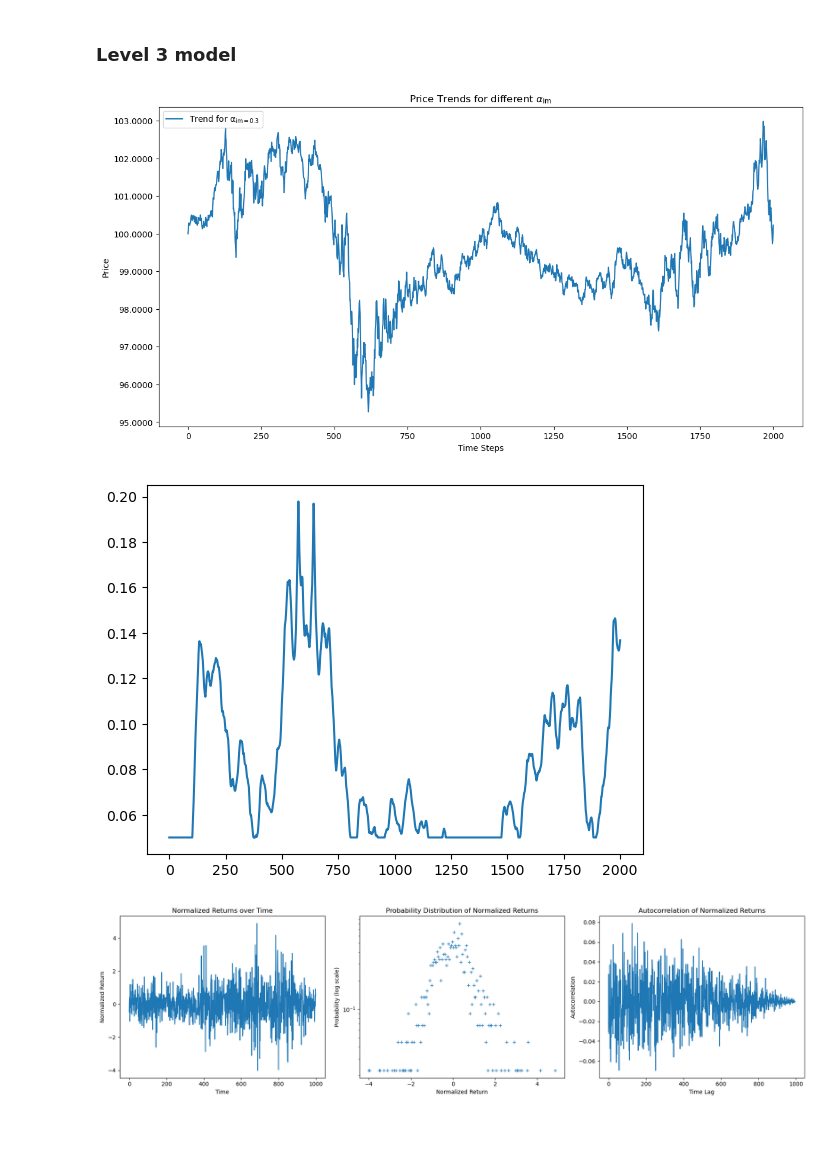
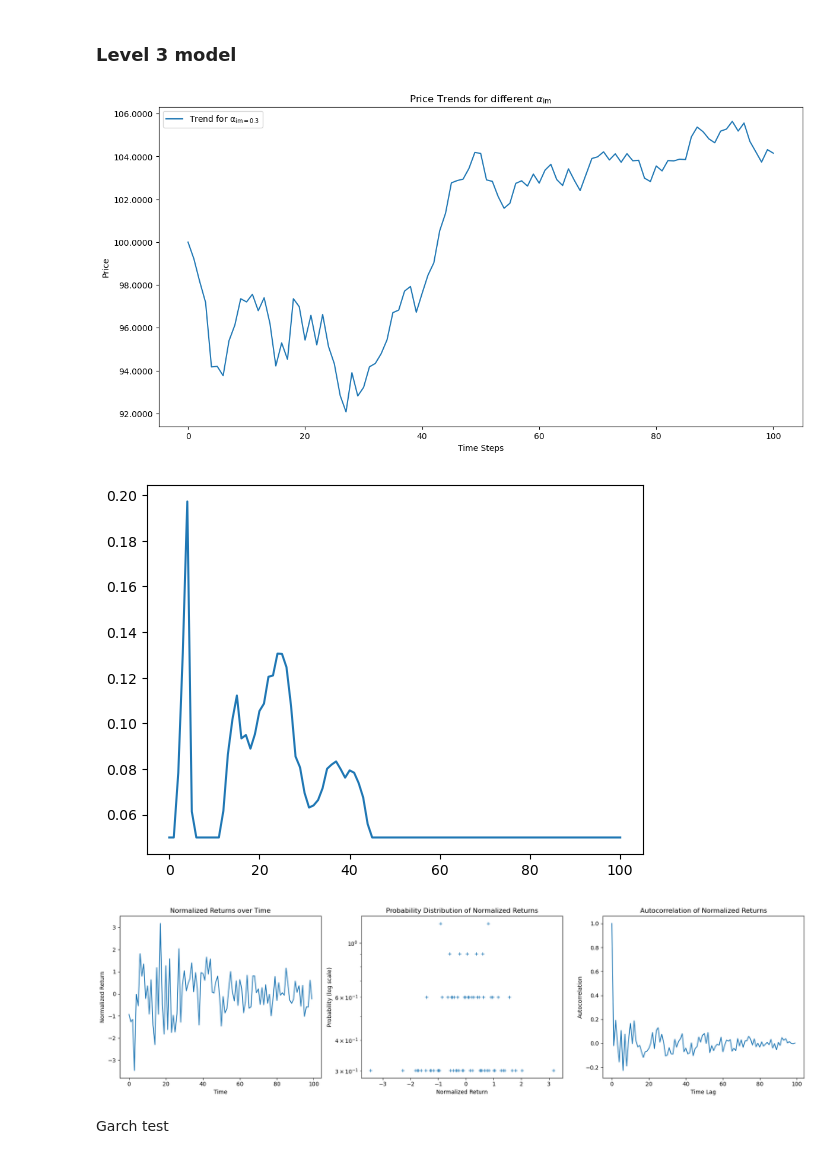
Before and after one commit to kayamd3/Complex_System_Simulation_Group13, a Jupyter notebook: CA model.ipynb, the cells around one changed output. Saved outputs shown, nothing was run; the diff lists cells and outputs as text; code cells hidden in the pictures; blank space fills up the shorter version.

Commit message:
Update GARCH model for CA

```diff
--- a/CA model.ipynb
+++ b/CA model.ipynb
@@ -219,8 +219,8 @@ def Level_3_simulation(trader_grid, initial_price, fundamental_value, time, L, s
 L = 100
 fundamental_value = 100
 initial_price = 100
-time = 2000
-constant = 0.3
+time = 100
+constant = 2
 trader_grid = grid_stock_market(L, 0.3)
 constant_trading = 20
 news_relevance = [0.2, 0.7]
@@ -246,8 +246,8 @@ plt.plot(np.arange(time+1), resultS[3])
 plt.show()
 plt.close()
 # %% [output]
-[figure, old version]
+[figure, new version]
-[figure, old version]
+[figure, new version]
 # %%
 price_history = a[0.3]
 returns = np.diff(price_history)
@@ -265,32 +265,34 @@ bin_centers = 0.5 * (bins[1:] + bins[:-1])
 # Autocorrelation
 autocorr_returns = np.correlate(normalized_returns, normalized_returns, mode='full')
 autocorr_returns = autocorr_returns[autocorr_returns.size // 2:]
 autocorr_returns /= autocorr_returns[0]
 # Plot the figures
 plt.figure(figsize=(18, 5))
 
 # Plot (a) Time series of normalized returns
 plt.subplot(1, 3, 1)
 plt.plot(normalized_returns)
 plt.xlabel('Time')
 plt.ylabel('Normalized Return')
 plt.title('Normalized Returns over Time')
 
 # Plot (b) Distribution of normalized returns with only y-axis in log scale
 plt.subplot(1, 3, 2)
 plt.semilogy(bin_centers, hist, linestyle='None', marker='+')
 plt.xlabel('Normalized Return')
 plt.ylabel('Probability (log scale)')
 plt.title('Probability Distribution of Normalized Returns')
 
 # Plot (c) Autocorrelation function of returns
 plt.subplot(1, 3, 3)
-plt.plot(autocorr_returns[5:])
+plt.plot(autocorr_returns[:])
 plt.xlabel('Time Lag')
 plt.ylabel('Autocorrelation')
 plt.title('Autocorrelation of Normalized Returns')
 
 plt.tight_layout()
 plt.show()
 # %% [output]
-[figure, old version]
+[figure, new version]
+# %% [markdown]
+Garch test
```
Also changed, not shown: parts of 39 cells of this notebook.
